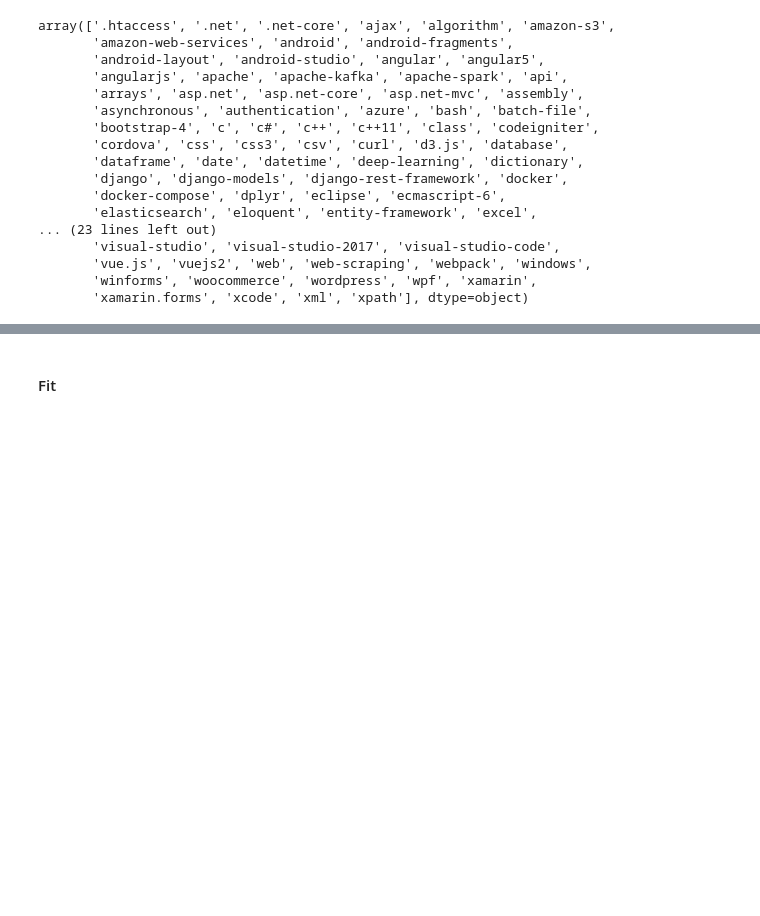
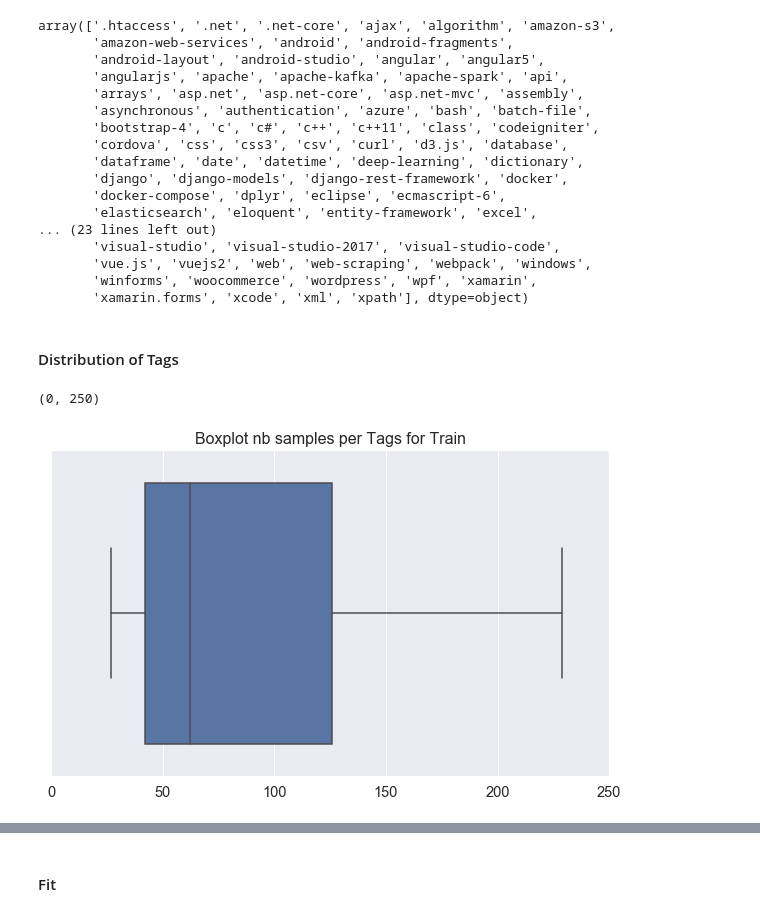
Before and after one commit to jeugregg/Stack-Overflow-tagger, a Jupyter notebook: 01_OC_IML_Project_5_explorations.ipynb, the cells around one changed output, grey strips where cells are left out. Drawn from its saved outputs; the diff is of its cells as text; code cells hidden in the pictures; blank space fills up the shorter version.

```diff
--- a/01_OC_IML_Project_5_explorations.ipynb
+++ b/01_OC_IML_Project_5_explorations.ipynb
@@ -1990,0 +2074,7 @@ df_topics_tags.head()
+# %%
+df_topics_tags_norm = df_topics_tags.copy()
+
+for idx, row_curr in df_topics_tags_norm.iterrows():
+    #print(idx)
+    df_topics_tags_norm.loc[idx] = row_curr/row_curr.sum()
+df_topics_tags_norm.head()
@@ -1990,0 +2091,7 @@ df_topics_tags.head()
+# %%
+df_topics_tags_norm = df_topics_tags.copy()
+#for label, content in df.items():
+for topic_label, col_values in df_topics_tags_norm.items():
+    #print(idx)
+    df_topics_tags_norm[topic_label] = col_values/col_values.sum()
+df_topics_tags_norm.head()
@@ -1991,3 +2126,5 @@ df_topics_tags.head()
+# %%
+df_topics_tags = df_topics_tags_norm.copy()
 # %%
 find_tags_from_topic(8, df_topics_tags=df_topics_tags)
 # %% [output]
@@ -3368,6 +3504,7 @@ df_model_1.filter(items=["Tag_0","Tag_1","Tag_2","Tag_3", "Tag_4"]).head()
 # %% [markdown]
 ##### For output to predict, extract only most used Tags
 # %%
+print('For train set...')
 list_list_tags_train = []
 for idx in range(0, df_model_1[df_model_1.Train == True].shape[0]):
     list_curr = re.findall(r'(?<=\<)[^\<\>]+(?=\>)',
@@ -3377,8 +3514,10 @@ for idx in range(0, df_model_1[df_model_1.Train == True].shape[0]):
     for tag_curr in list_curr:
         if tag_curr in list_tags_most_used:
             list_tags_ok.append(tag_curr)
+    if list_tags_ok == []:
+        print("Error iloc :  ", idx)
     list_list_tags_train.append(list_tags_ok)
-
+print('For test set...')
 list_list_tags_test = []
 for idx in range(0, df_model_1[df_model_1.Train == False].shape[0]):
     list_curr = re.findall(r'(?<=\<)[^\<\>]+(?=\>)',
@@ -3388,4 +3527,6 @@ for idx in range(0, df_model_1[df_model_1.Train == False].shape[0]):
     for tag_curr in list_curr:
         if tag_curr in list_tags_most_used:
             list_tags_ok.append(tag_curr)
+    if list_tags_ok == []:
+        print("Error iloc :  ", idx)
     list_list_tags_test.append(list_tags_ok)
@@ -3450,3 +3626,13 @@ array(['.htaccess', '.net', '.net-core', 'ajax', 'algorithm', 'amazon-s3',
        'vue.js', 'vuejs2', 'web', 'web-scraping', 'webpack', 'windows',
        'winforms', 'woocommerce', 'wordpress', 'wpf', 'xamarin',
        'xamarin.forms', 'xcode', 'xml', 'xpath'], dtype=object)
+# %% [markdown]
+#### Distribution of Tags
+# %%
+fig = plt.figure(figsize=(10, 6))
+plt.title("Boxplot nb samples per Tags for Train")
+ax = sns.boxplot(encoded_y_train.sum(axis=0))
+ax.set_xlim([0,250])
+# %% [output]
+(0, 250)
+[figure, added]
```
Also changed, not shown: parts of 69 cells of this notebook.
